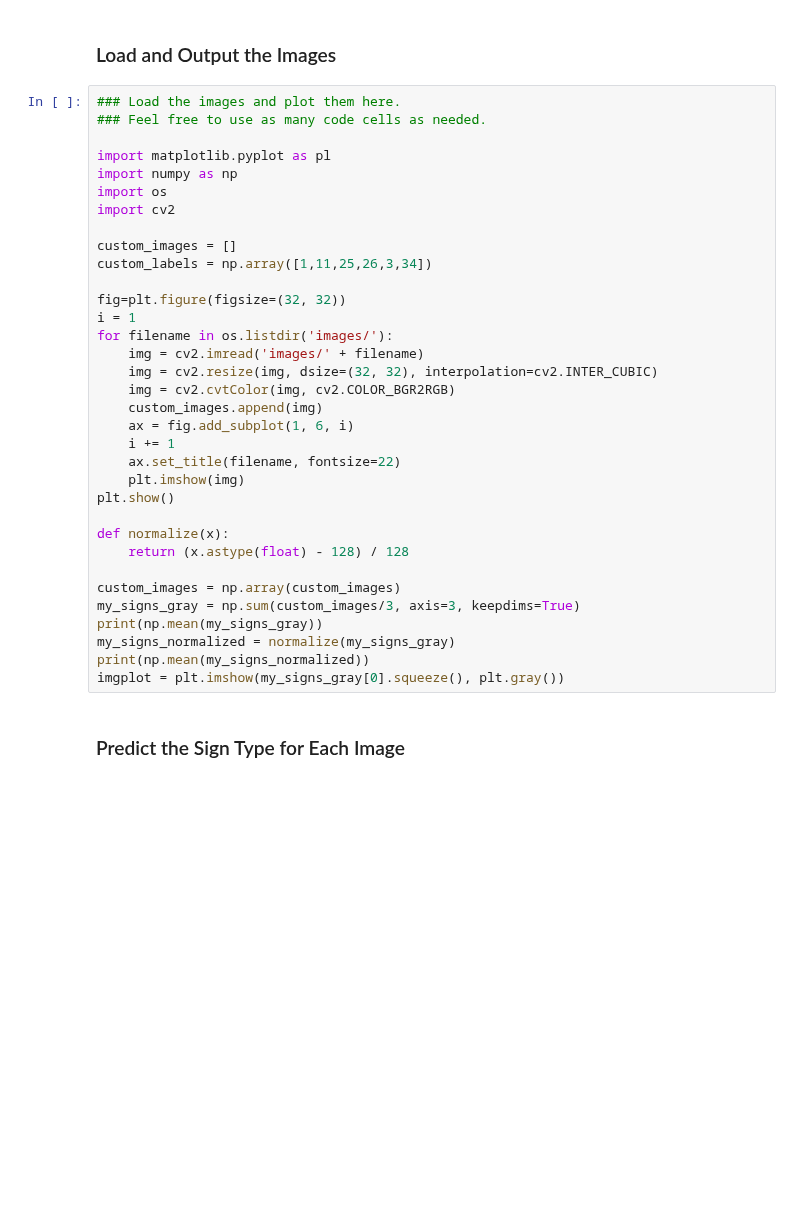
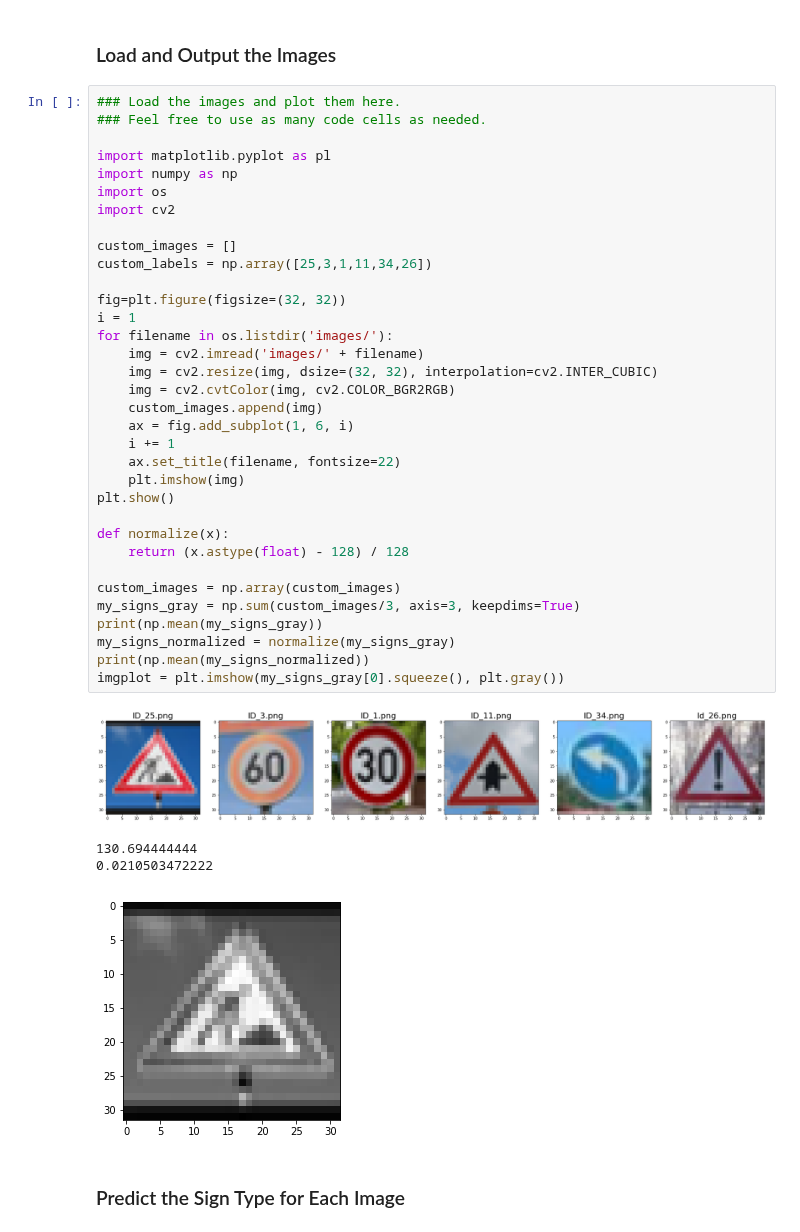
Before and after one commit to vishnuGovindaraj/Traffic-Sign-Classifier, a Jupyter notebook: Traffic_Sign_Classifier.ipynb, the cells around one changed output. Drawn from its saved outputs; the diff is of its cells as text; blank space fills up the shorter version.

```diff
--- a/Traffic_Sign_Classifier.ipynb
+++ b/Traffic_Sign_Classifier.ipynb
@@ -379,34 +397,39 @@ You may find `signnames.csv` useful as it contains mappings from the class id (i
 
 import matplotlib.pyplot as pl
 import numpy as np
 import os
 import cv2
 
 custom_images = []
-custom_labels = np.array([1,11,25,26,3,34])
+custom_labels = np.array([25,3,1,11,34,26])
 
 fig=plt.figure(figsize=(32, 32))
 i = 1
 for filename in os.listdir('images/'):
     img = cv2.imread('images/' + filename)
     img = cv2.resize(img, dsize=(32, 32), interpolation=cv2.INTER_CUBIC)
     img = cv2.cvtColor(img, cv2.COLOR_BGR2RGB)
     custom_images.append(img)
     ax = fig.add_subplot(1, 6, i)
     i += 1
     ax.set_title(filename, fontsize=22)
     plt.imshow(img)
 plt.show()
 
 def normalize(x):
     return (x.astype(float) - 128) / 128
 
 custom_images = np.array(custom_images)
 my_signs_gray = np.sum(custom_images/3, axis=3, keepdims=True)
 print(np.mean(my_signs_gray))
 my_signs_normalized = normalize(my_signs_gray)
 print(np.mean(my_signs_normalized))
 imgplot = plt.imshow(my_signs_gray[0].squeeze(), plt.gray())
+# %% [output]
+[figure, added]
+130.694444444
+0.0210503472222
+[figure, added]
 # %% [markdown]
 ### Predict the Sign Type for Each Image
 # %%
```
Also changed, not shown: parts of 7 cells of this notebook.
